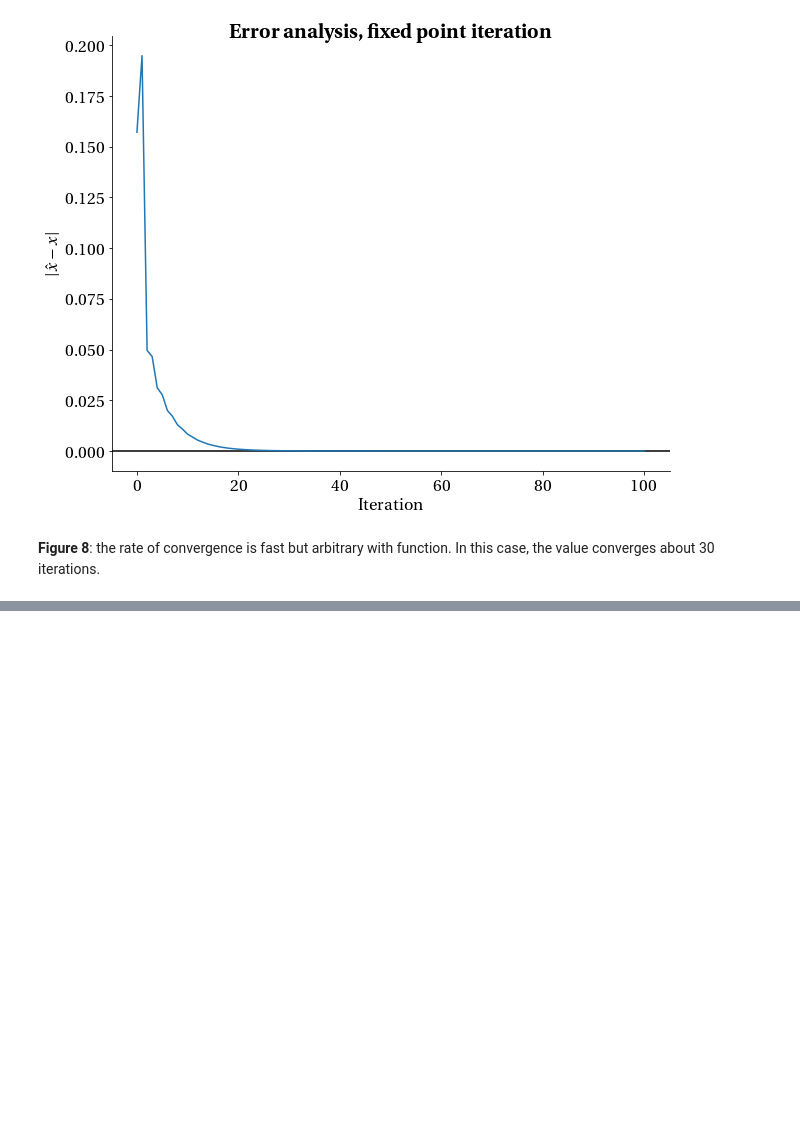
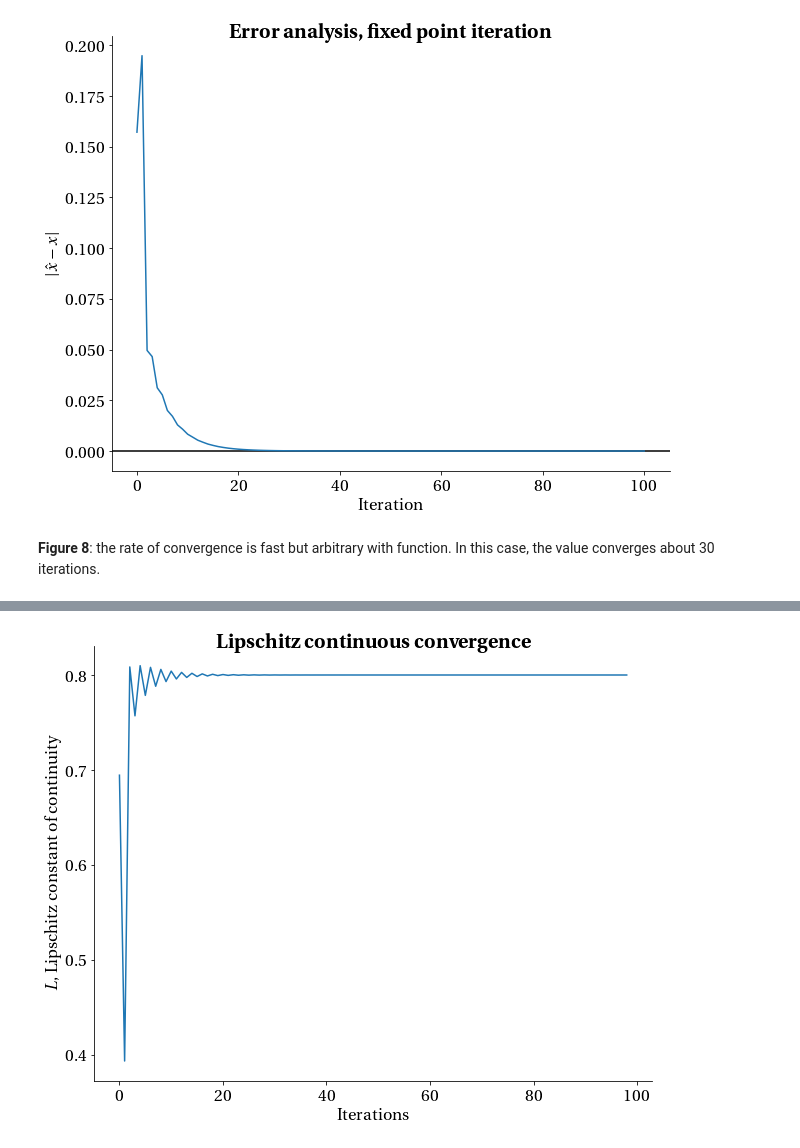
Before and after one commit to KittapatR/numerical_analysis, a Jupyter notebook: Chapter 1 — Non-Linear Equation Solving.ipynb, the cells around one changed output, grey strips where cells are left out. Cells and saved outputs as stored; diff of their text form; code cells hidden in the pictures; blank space fills up the shorter version.

```diff
--- a/Chapter 1 — Non-Linear Equation Solving.ipynb
+++ b/Chapter 1 — Non-Linear Equation Solving.ipynb
@@ -379,0 +436,16 @@ plt.show()
+# %%
+error = np.abs(np.array(x_n[1:]) - np.array(x_n[:-1]))
+ratio = error[1:] / error[:-1]
+
+fig, ax = plt.subplots(figsize = (10,8))
+
+ax.spines['right'].set_visible(False)
+ax.spines['top'].set_visible(False)
+
+plt.plot(ratio)
+plt.ylabel(r"$L$, Lipschitz constant of continuity")
+plt.xlabel("Iterations")
+plt.title(r"\textbf{Lipschitz continuous convergence}", y = 0.98)
+plt.show()
+# %% [output]
+[figure, added]
```
Also changed, not shown: parts of 8 cells of this notebook.
